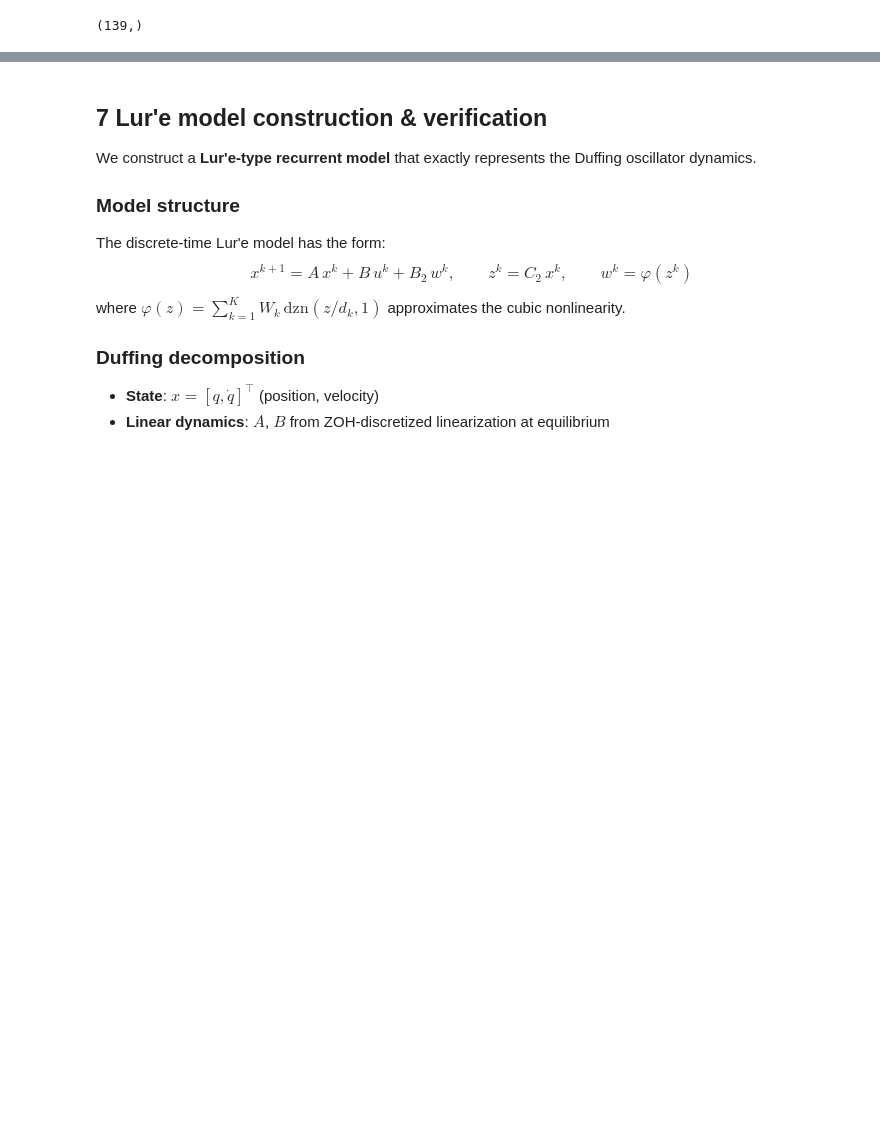
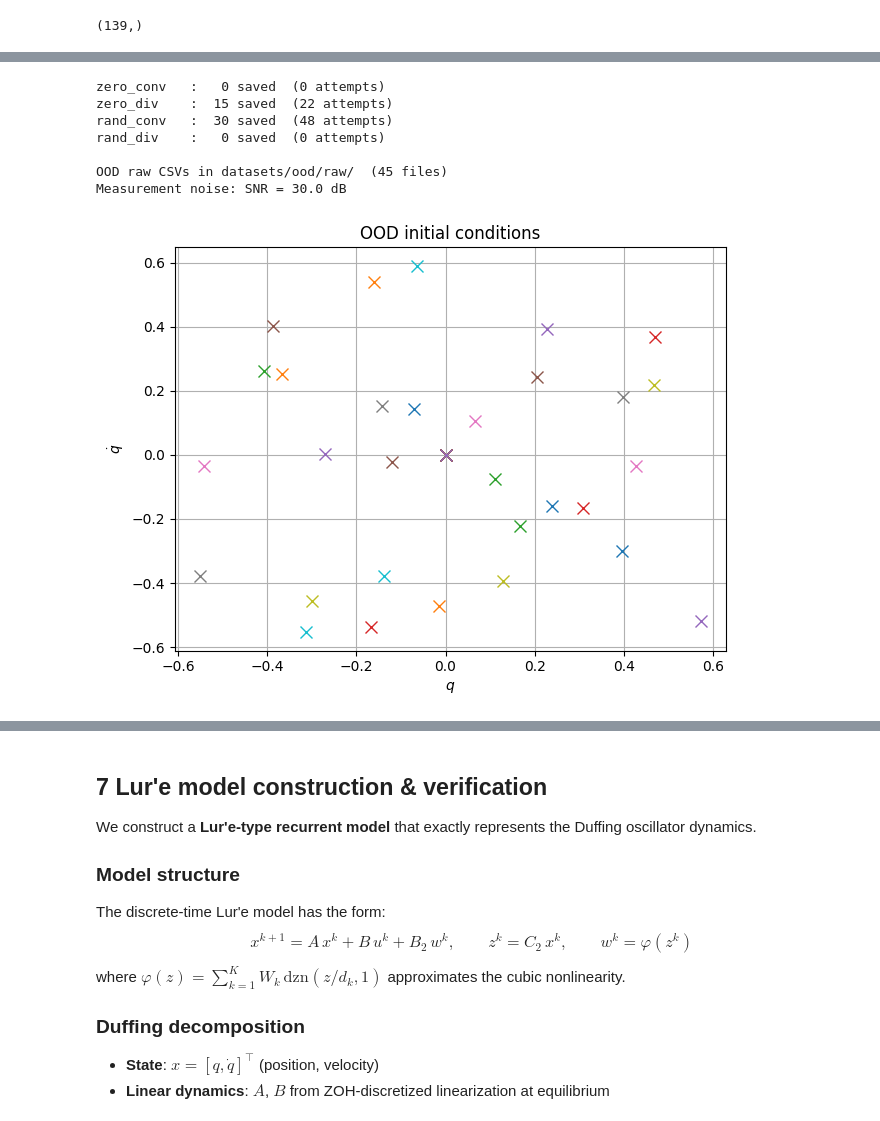
Before and after one commit to Dany-L/genSecSysId, a Jupyter notebook: python/notebooks/duffing/duffing_benchmark.ipynb, the cells around one changed output, grey strips where cells are left out. Saved outputs shown, nothing was run; the diff lists cells and outputs as text; code cells hidden in the pictures; blank space fills up the shorter version.

```diff
--- a/python/notebooks/duffing/duffing_benchmark.ipynb
+++ b/python/notebooks/duffing/duffing_benchmark.ipynb
@@ -840,8 +878,8 @@ Total trajectories: 150  (conv=100, div=50, skipped=0)
 # %%
 import pandas as pd
-# load all csv training data from ./datasets/Duffing/train/ folder
+# load all csv training data from ./datasets/id/train/ folder
 
-dir = os.path.join('datasets', 'Duffing', 'train')
+dir = os.path.join('datasets', 'id', 'train')
 csv_files = [f for f in os.listdir(dir) if f.endswith('.csv')]
 print(f'Found {len(csv_files)} CSV files in {dir}:')
 u_names = ['u']
@@ -881,0 +954,54 @@ u_n_std: 1.00000, y_n_std: 1.00000
+# %%
+fig_ood, ax_ood = plt.subplots(figsize=(6.5, 5))
+ax_ood.set_title('OOD initial conditions', fontsize=12)
+
+all_groups_ood = {}
+for gname, n_target, want_div, x0_fn in GROUPS_OOD:
+    trajs    = []
+    attempts = 0
+    while len(trajs) < n_target:
+        x0    = x0_fn()
+        u_seq = make_u(rng_ood, T_TRAJ_OOD, U_AMP_MAX_OOD,
+                       f_cut=LP_CUTOFF_OOD, order=LP_ORDER_OOD,
+                       env_decay=ENV_DECAY_OOD)
+        X, y, div = simulate(x0, u_seq, diverge_thresh=5.0)
+        X2, y2, _ = model.simulate(x0, u_seq)
+        attempts += 1
+        if div != want_div:
+            continue
+
+        N = len(y)
+        if SNR_DB_OOD is not None:
+            amplitude_ratio = 10 ** (SNR_DB_OOD / 20)
+            X_m = X.copy()
+            X_m[:N, 0] += rng_ood.normal(0.0, np.std(X[:N, 0]) / amplitude_ratio, N)
+            X_m[:N, 1] += rng_ood.normal(0.0, np.std(X[:N, 1]) / amplitude_ratio, N)
+        else:
+            X_m = X
+
+        idx  = len(trajs)
+        path = os.path.join(RAW_DIR_OOD, f'{gname}_{idx:03d}.csv')
+        write_traj_csv(path, u_seq[:N], X_m)
+        ax_ood.plot(x0[0], x0[1], 'x', markersize=8)
+        trajs.append({'x0': x0, 'u': u_seq[:N], 'X': X_m, 'X2': X2,
+                      'kind': gname, 'path': path})
+    all_groups_ood[gname] = trajs
+    print(f'{gname:12s}: {len(trajs):3d} saved  ({attempts} attempts)')
+
+ax_ood.grid()
+ax_ood.set_xlabel('$q$')
+ax_ood.set_ylabel('$\\dot{q}$')
+plt.tight_layout()
+
+print(f'\nOOD raw CSVs in {RAW_DIR_OOD}/  ({len(os.listdir(RAW_DIR_OOD))} files)')
+if SNR_DB_OOD is not None:
+    print(f'Measurement noise: SNR = {SNR_DB_OOD} dB')
+# %% [output]
+zero_conv   :   0 saved  (0 attempts)
+zero_div    :  15 saved  (22 attempts)
+rand_conv   :  30 saved  (48 attempts)
+rand_div    :   0 saved  (0 attempts)
+
+OOD raw CSVs in datasets/ood/raw/  (45 files)
+Measurement noise: SNR = 30.0 dB
+[figure, added]
```
Also changed, not shown: parts of 24 cells of this notebook, 10 other files.
